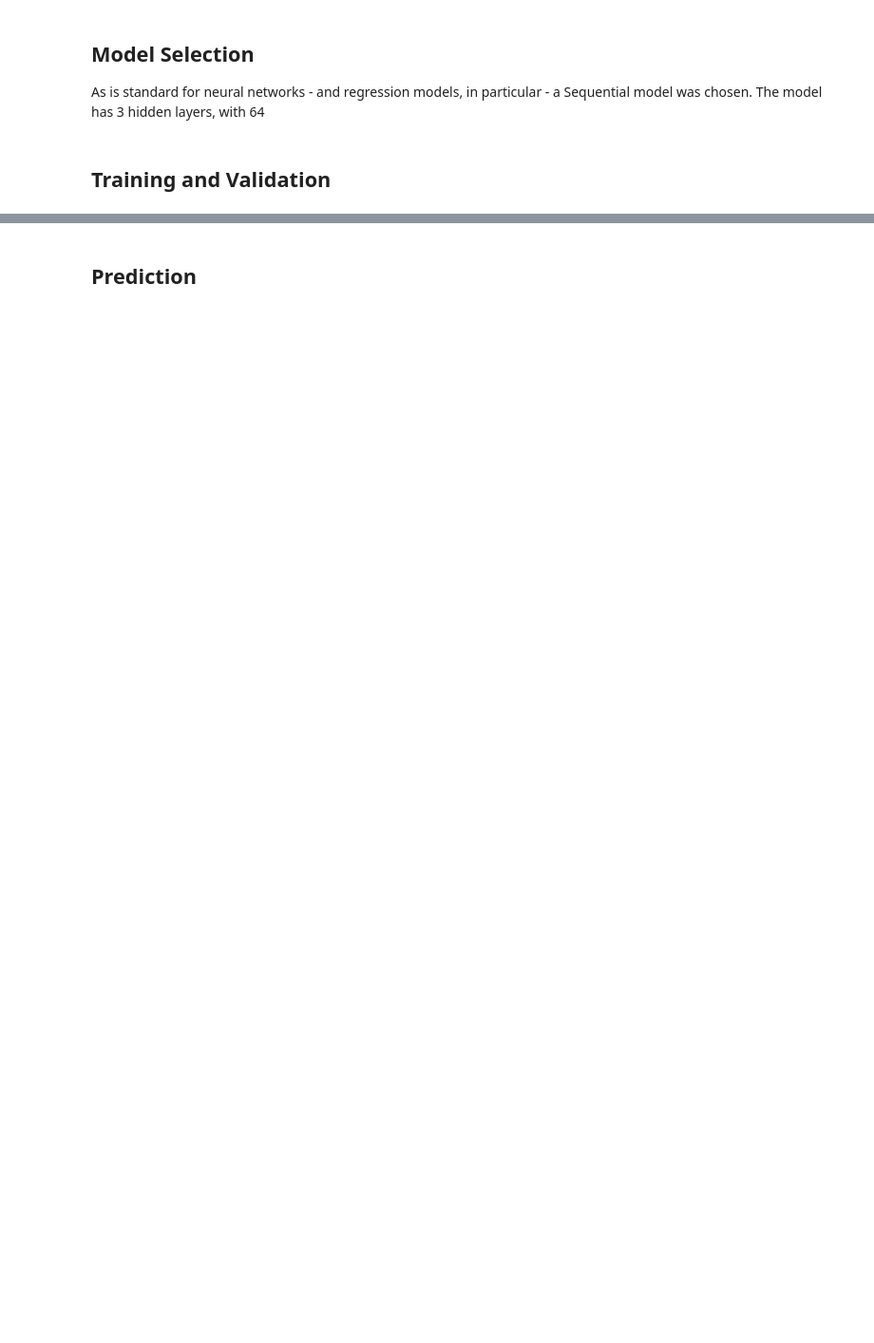
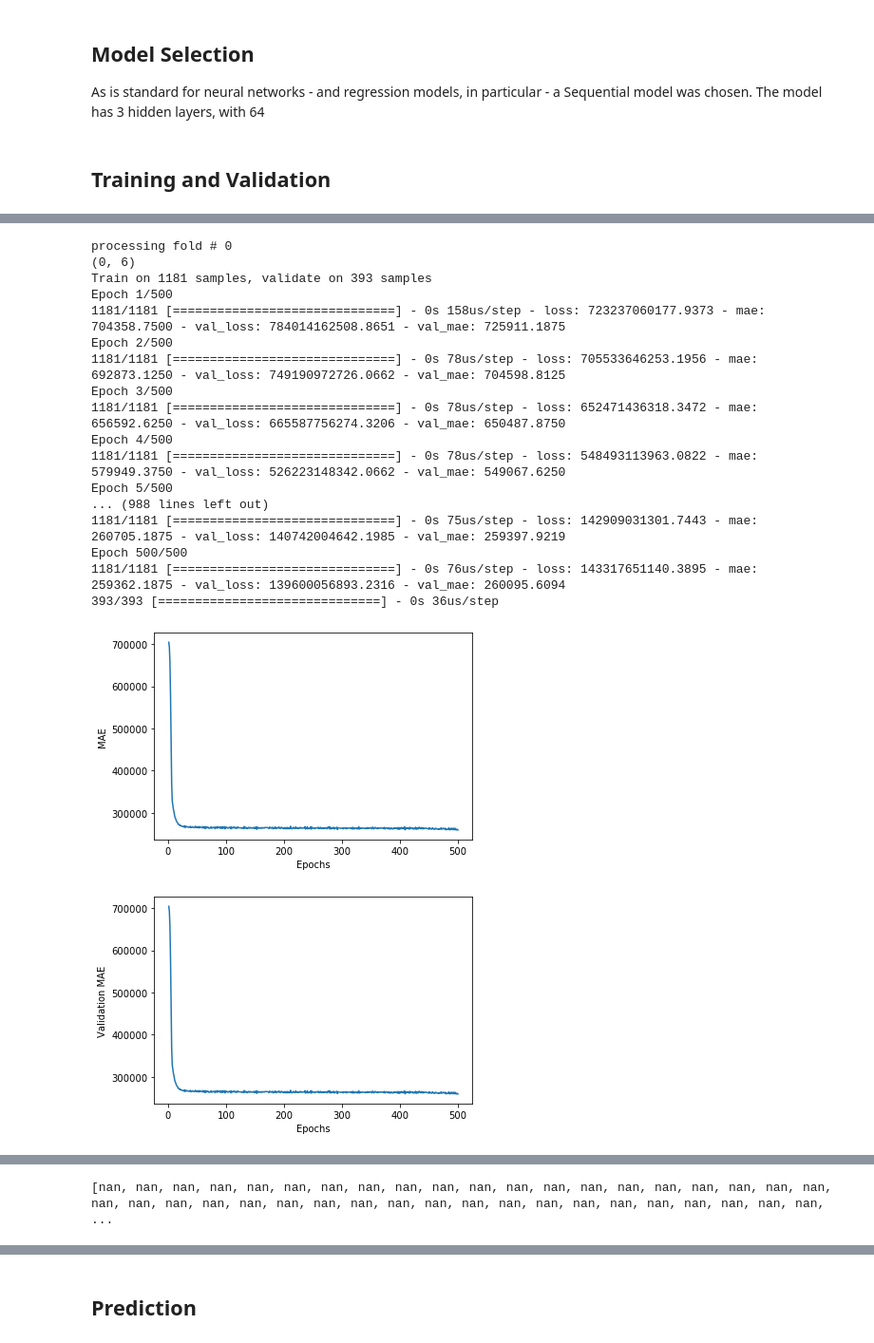
Before and after one commit to steinmatt/lmu-deeplearning, a Jupyter notebook: Project1.ipynb, the cells around one changed output, grey strips where cells are left out. Shown at 95% size. Cells and saved outputs as stored; diff of their text form; code cells hidden in the pictures; blank space fills up the shorter version.

```diff
--- a/Project1.ipynb
+++ b/Project1.ipynb
@@ -154,0 +468,64 @@ for i in range(k):
+# %%
+k=4
+num_val_samples = len(train_data) // k
+num_epochs = 500
+all_mae_histories = []
+
+
+for i in range(k):
+    print('processing fold #', i)
+    val_data = train_data[i * num_val_samples: (i + 1) * num_val_samples]
+    val_targets = train_targets[i * num_val_samples: (i + 1) * num_val_samples]
+
+    print(train_data[:i * num_val_samples].shape)
+
+    partial_train_data = np.concatenate(
+        [train_data[:i * num_val_samples],
+        train_data[(i + 1) * num_val_samples:]],
+        axis=0)
+
+    partial_train_targets = np.concatenate(
+        [train_targets[:i * num_val_samples],
+        train_targets[(i + 1) * num_val_samples:]],
+        axis=0)
+
+    model = build_model()
+    history = model.fit(partial_train_data, partial_train_targets,
+                        validation_data=(val_data, val_targets),
+                        epochs=num_epochs, batch_size=32, verbose=1)
+    val_mse, val_mae = model.evaluate(val_data, val_targets, verbose=1)
+
+    mae_history = history.history['mae']
+    plt.plot(range(1,len(mae_history)+1),mae_history)
+    plt.xlabel('Epochs')
+    plt.ylabel('MAE')
+    plt.show()
+
+    val_mae_history = history.history['val_mae']
+    plt.plot(range(1,len(mae_history)+1),mae_history)
+    plt.xlabel('Epochs')
+    plt.ylabel('Validation MAE')
+    plt.show()
+    mae_histories.append(val_mae_history)
+
+average_mae_history = [np.mean([x[i] for x in all_mae_histories]) for i in range(num_epochs)]
+# %% [output]
+processing fold # 0
+(0, 6)
+Train on 1181 samples, validate on 393 samples
+Epoch 1/500
+1181/1181 [==============================] - 0s 158us/step - loss: 723237060177.9373 - mae: 704358.7500 - val_loss: 784014162508.8651 - val_mae: 725911.1875
+Epoch 2/500
+1181/1181 [==============================] - 0s 78us/step - loss: 705533646253.1956 - mae: 692873.1250 - val_loss: 749190972726.0662 - val_mae: 704598.8125
+Epoch 3/500
+1181/1181 [==============================] - 0s 78us/step - loss: 652471436318.3472 - mae: 656592.6250 - val_loss: 665587756274.3206 - val_mae: 650487.8750
+Epoch 4/500
+1181/1181 [==============================] - 0s 78us/step - loss: 548493113963.0822 - mae: 579949.3750 - val_loss: 526223148342.0662 - val_mae: 549067.6250
+Epoch 5/500
+... (988 lines left out)
+1181/1181 [==============================] - 0s 75us/step - loss: 142909031301.7443 - mae: 260705.1875 - val_loss: 140742004642.1985 - val_mae: 259397.9219
+Epoch 500/500
+1181/1181 [==============================] - 0s 76us/step - loss: 143317651140.3895 - mae: 259362.1875 - val_loss: 139600056893.2316 - val_mae: 260095.6094
+393/393 [==============================] - 0s 36us/step
+[figure, added]
+[figure, added]
@@ -154,0 +589 @@ for i in range(k):
+[nan, nan, nan, nan, nan, nan, nan, nan, nan, nan, nan, nan, nan, nan, nan, nan, nan, nan, nan, nan, nan, nan, nan, nan, nan, nan, nan, nan, nan, nan, nan, nan, nan, nan, nan, nan, nan, nan, nan, nan, ...
```
Also changed, not shown: parts of 14 cells of this notebook.
